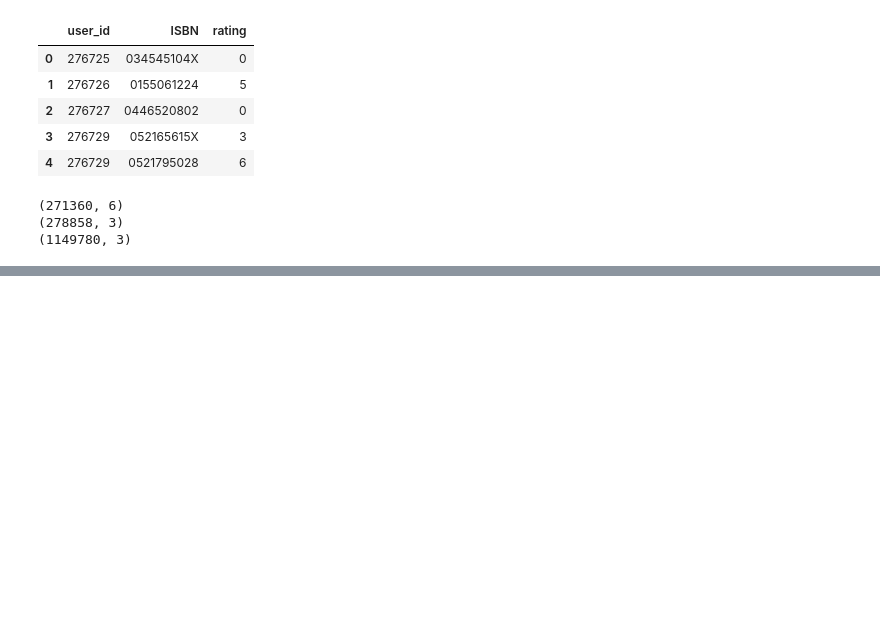
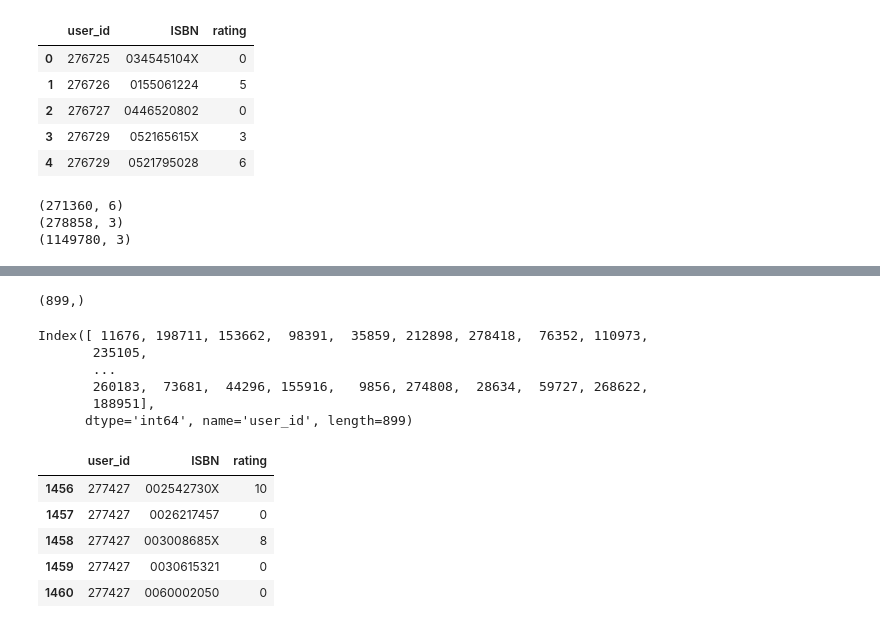
Before and after one commit to longmen2022/End_to_End_Book_Recommender_System, a Jupyter notebook: notebook/research.ipynb, the cells around one changed output, grey strips where cells are left out. Cells and saved outputs as stored; diff of their text form; code cells hidden in the pictures; blank space fills up the shorter version.

```diff
--- a/notebook/research.ipynb
+++ b/notebook/research.ipynb
@@ -154,0 +199,8 @@ print(books.shape, users.shape, ratings.shape, sep='\n')
+# %%
+# Count the number of users who have rated more than 200 books
+# x[x] filters the Series to include only users where x is True (i.e., those with >200 ratings)
+# .shape returns the number of rows, indicating how many users meet this condition
+
+x[x].shape
+# %% [output]
+(899,)
@@ -154,0 +213,9 @@ print(books.shape, users.shape, ratings.shape, sep='\n')
+# %%
+y
+# %% [output]
+Index([ 11676, 198711, 153662,  98391,  35859, 212898, 278418,  76352, 110973,
+       235105,
+       ...
+       260183,  73681,  44296, 155916,   9856, 274808,  28634,  59727, 268622,
+       188951],
+      dtype='int64', name='user_id', length=899)
@@ -154,0 +228,9 @@ print(books.shape, users.shape, ratings.shape, sep='\n')
+# %%
+ratings.head()
+# %% [output]
+|  | user_id | ISBN | rating |
+| 1456 | 277427 | 002542730X | 10 |
+| 1457 | 277427 | 0026217457 | 0 |
+| 1458 | 277427 | 003008685X | 8 |
+| 1459 | 277427 | 0030615321 | 0 |
+| 1460 | 277427 | 0060002050 | 0 |
```
Also changed, not shown: parts of 13 cells of this notebook.
